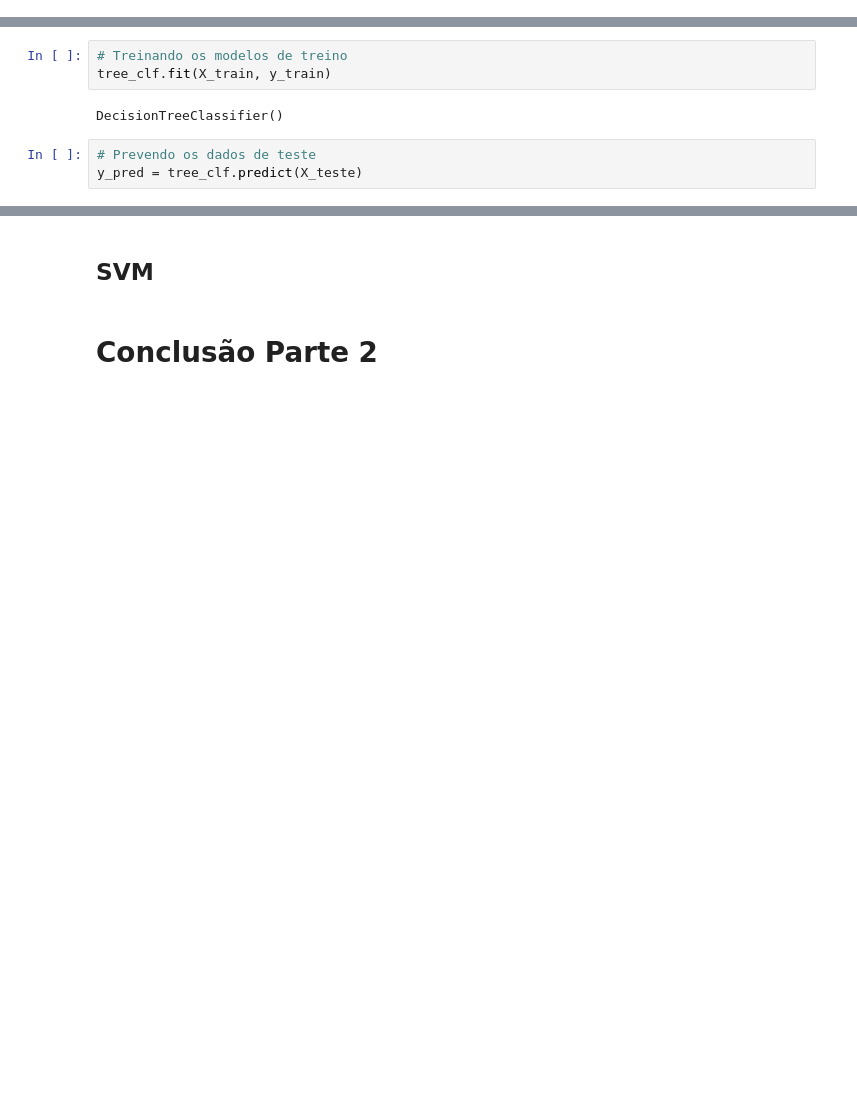
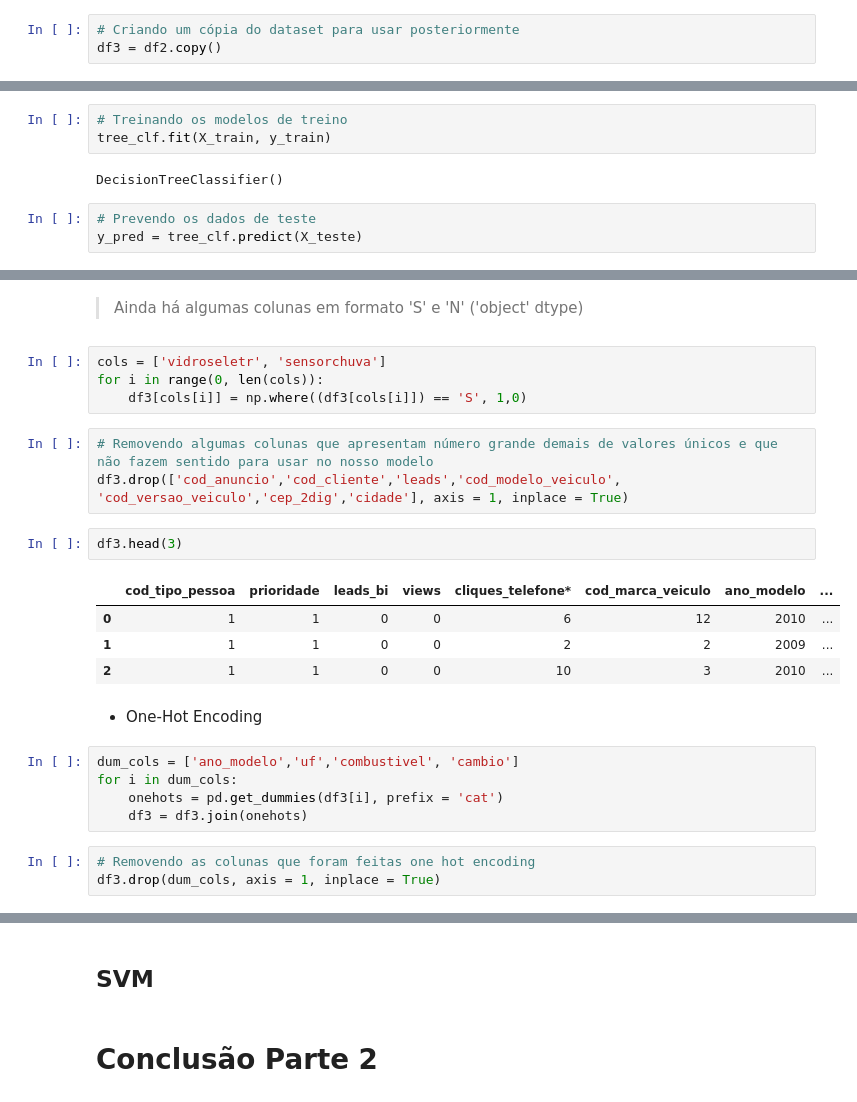
Before and after one commit to rafajovelho/Case1, a Jupyter notebook: Case-GCBInvestimentosipynb.ipynb, the cells around one changed output, grey strips where cells are left out. Drawn from its saved outputs; the diff is of its cells as text; blank space fills up the shorter version.

```diff
--- a/Case-GCBInvestimentosipynb.ipynb
+++ b/Case-GCBInvestimentosipynb.ipynb
@@ -1302,6 +1303,9 @@ df2.head(3)
 | 0 | 95 | 16462 | 1 | 1 | 0 | 0 | 0 | 6 | ... |
 | 1 | 110 | 1987 | 1 | 1 | 0 | 0 | 0 | 2 | ... |
 | 2 | 117 | 18367 | 1 | 1 | 0 | 0 | 0 | 10 | ... |
+# %%
+# Criando um cópia do dataset para usar posteriormente
+df3 = df2.copy()
 # %%
 # Reduzindo o df para as somente as variáveis que iremos usar no nosso algoritmo
 df2 = df2[['leads_bi', 'cliques_telefone*','cod_marca_veiculo', 'ano_modelo', 'uf','flg_unico_dono', 'flg_licenciado',
@@ -1478,0 +1495,26 @@ cf_matrix_df.rename(index = {0:'Sem lead', 1:'Com lead'})
+# %% [markdown]
+> Ainda há algumas colunas em formato 'S' e 'N' ('object' dtype)
+# %%
+cols = ['vidroseletr', 'sensorchuva']
+for i in range(0, len(cols)):
+    df3[cols[i]] = np.where((df3[cols[i]]) == 'S', 1,0)
+# %%
+# Removendo algumas colunas que apresentam número grande demais de valores únicos e que não fazem sentido para usar no nosso modelo
+df3.drop(['cod_anuncio','cod_cliente','leads','cod_modelo_veiculo', 'cod_versao_veiculo','cep_2dig','cidade'], axis = 1, inplace = True)
+# %%
+df3.head(3)
+# %% [output]
+|  | cod_tipo_pessoa | prioridade | leads_bi | views | cliques_telefone* | cod_marca_veiculo | ano_modelo | ... |
+| 0 | 1 | 1 | 0 | 0 | 6 | 12 | 2010 | ... |
+| 1 | 1 | 1 | 0 | 0 | 2 | 2 | 2009 | ... |
+| 2 | 1 | 1 | 0 | 0 | 10 | 3 | 2010 | ... |
+# %% [markdown]
+* One-Hot Encoding
+# %%
+dum_cols = ['ano_modelo','uf','combustivel', 'cambio']
+for i in dum_cols:
+    onehots = pd.get_dummies(df3[i], prefix = 'cat')
+    df3 = df3.join(onehots)
+# %%
+# Removendo as colunas que foram feitas one hot encoding
+df3.drop(dum_cols, axis = 1, inplace = True)
```
Also changed, not shown: parts of 26 cells of this notebook.
